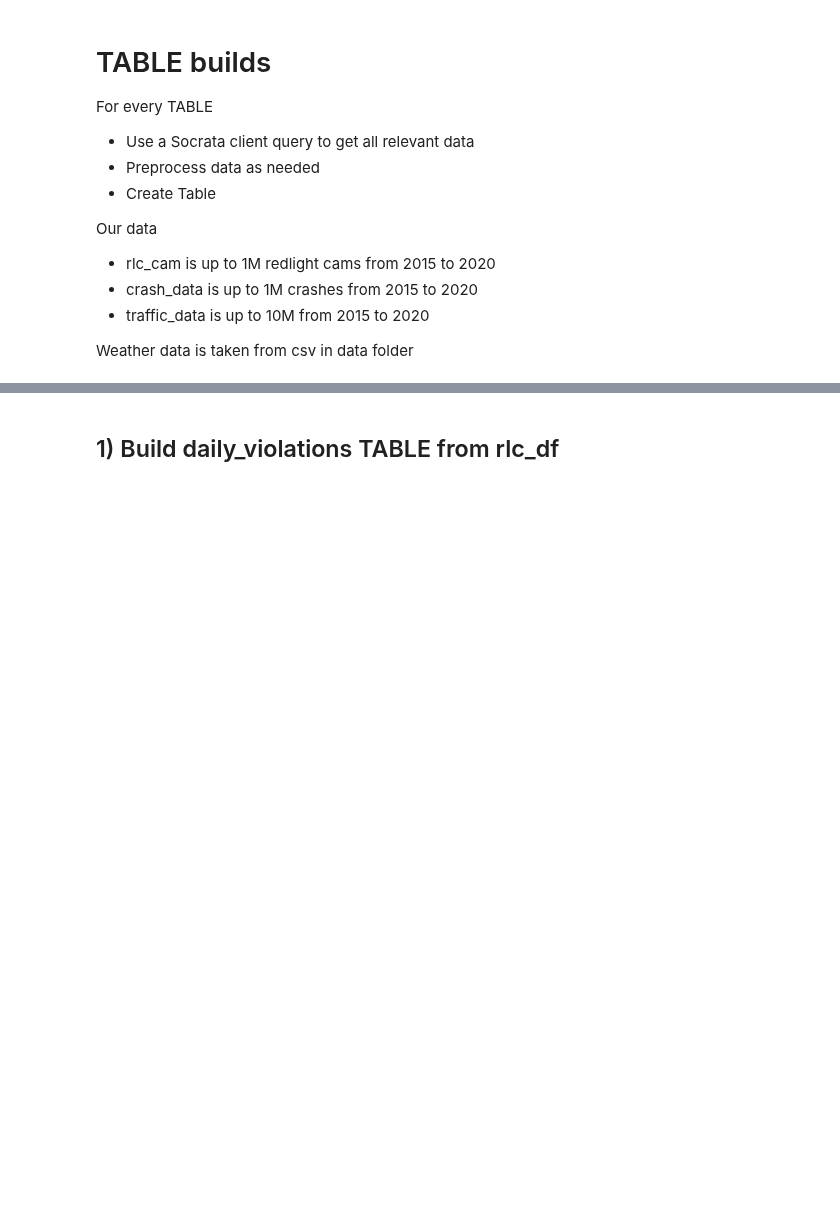
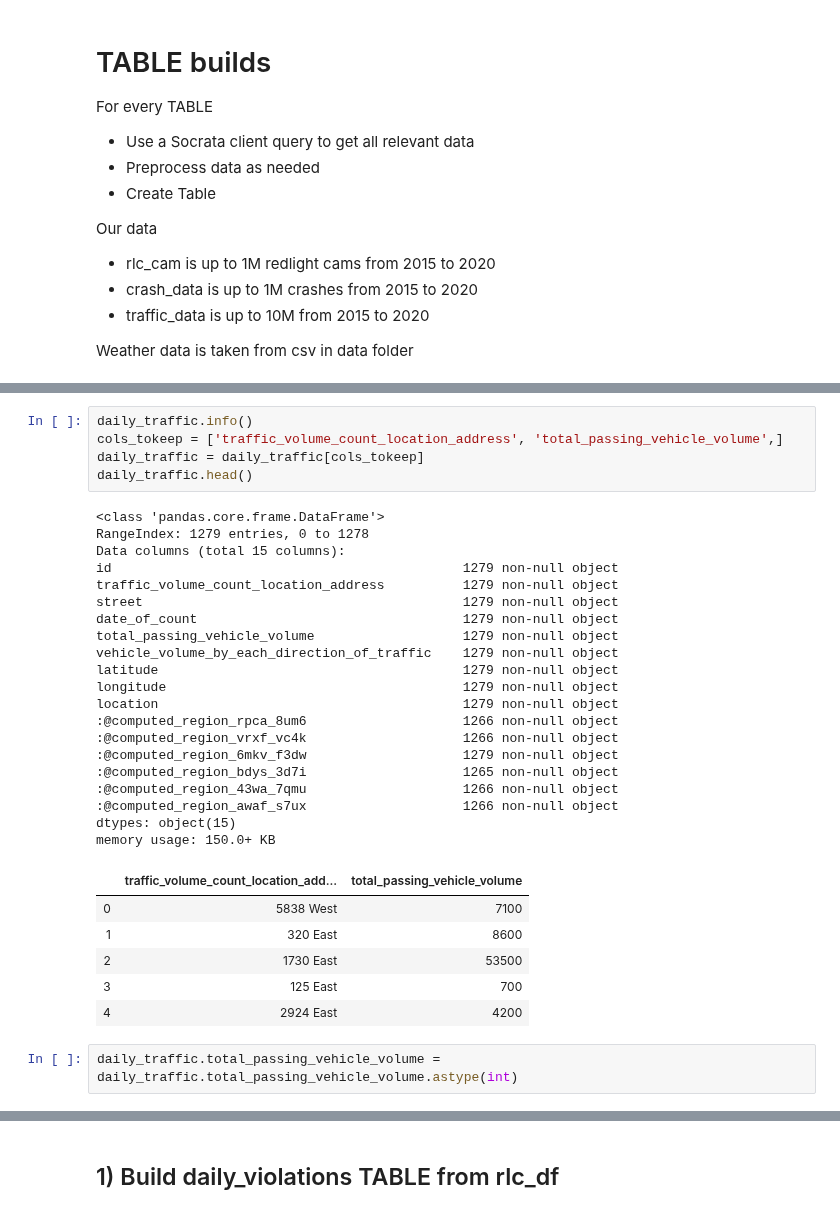
Before and after one commit to sciencelee/chicago-red-light-cameras, a Jupyter notebook: 01-build-db.ipynb, the cells around one changed output, grey strips where cells are left out. Drawn from its saved outputs; the diff is of its cells as text; blank space fills up the shorter version.

```diff
--- a/01-build-db.ipynb
+++ b/01-build-db.ipynb
@@ -85,0 +159,34 @@ Weather data is taken from csv in data folder
+# %%
+daily_traffic.info()
+cols_tokeep = ['traffic_volume_count_location_address', 'total_passing_vehicle_volume',]
+daily_traffic = daily_traffic[cols_tokeep]
+daily_traffic.head()
+# %% [output]
+<class 'pandas.core.frame.DataFrame'>
+RangeIndex: 1279 entries, 0 to 1278
+Data columns (total 15 columns):
+id                                             1279 non-null object
+traffic_volume_count_location_address          1279 non-null object
+street                                         1279 non-null object
+date_of_count                                  1279 non-null object
+total_passing_vehicle_volume                   1279 non-null object
+vehicle_volume_by_each_direction_of_traffic    1279 non-null object
+latitude                                       1279 non-null object
+longitude                                      1279 non-null object
+location                                       1279 non-null object
+:@computed_region_rpca_8um6                    1266 non-null object
+:@computed_region_vrxf_vc4k                    1266 non-null object
+:@computed_region_6mkv_f3dw                    1279 non-null object
+:@computed_region_bdys_3d7i                    1265 non-null object
+:@computed_region_43wa_7qmu                    1266 non-null object
+:@computed_region_awaf_s7ux                    1266 non-null object
+dtypes: object(15)
+memory usage: 150.0+ KB
+|  | traffic_volume_count_location_add... | total_passing_vehicle_volume |
+| 0 | 5838 West | 7100 |
+| 1 | 320 East | 8600 |
+| 2 | 1730 East | 53500 |
+| 3 | 125 East | 700 |
+| 4 | 2924 East | 4200 |
+# %%
+daily_traffic.total_passing_vehicle_volume = daily_traffic.total_passing_vehicle_volume.astype(int)
```
Also changed, not shown: parts of 59 cells of this notebook, 1 other file.
